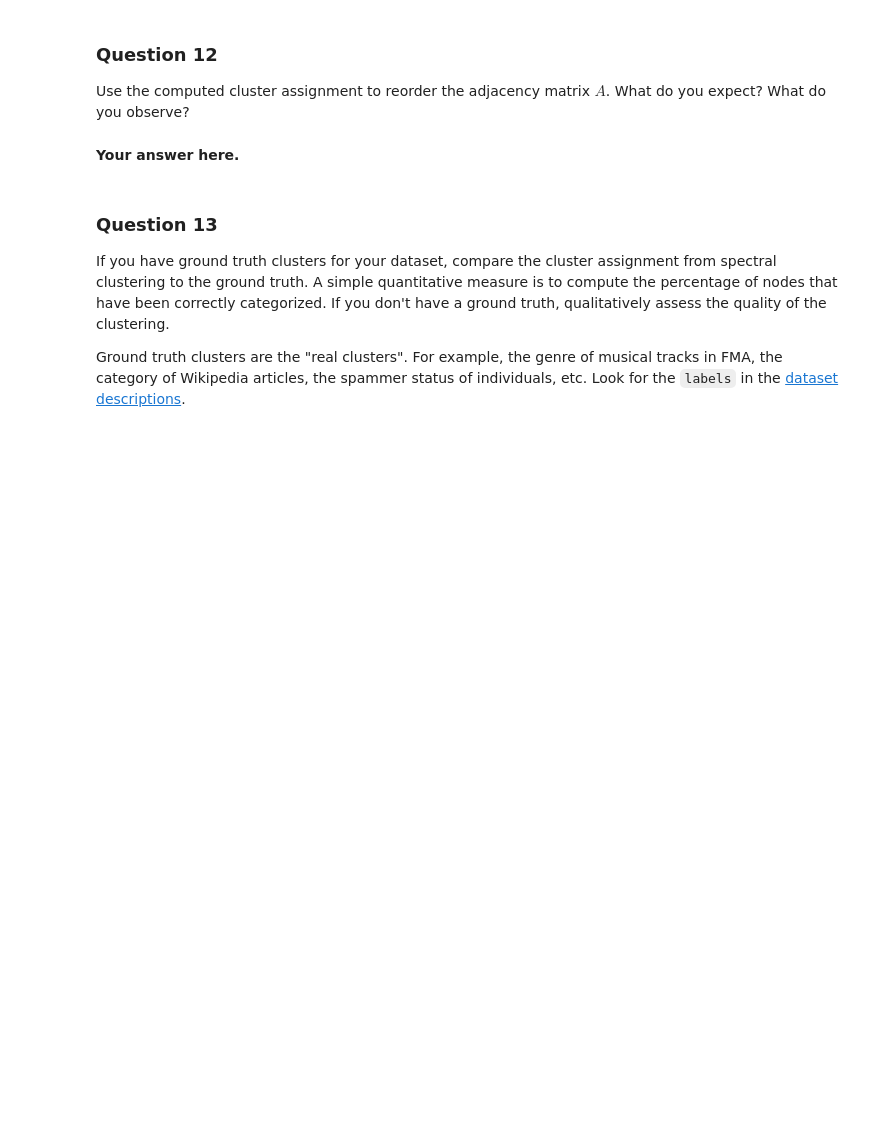
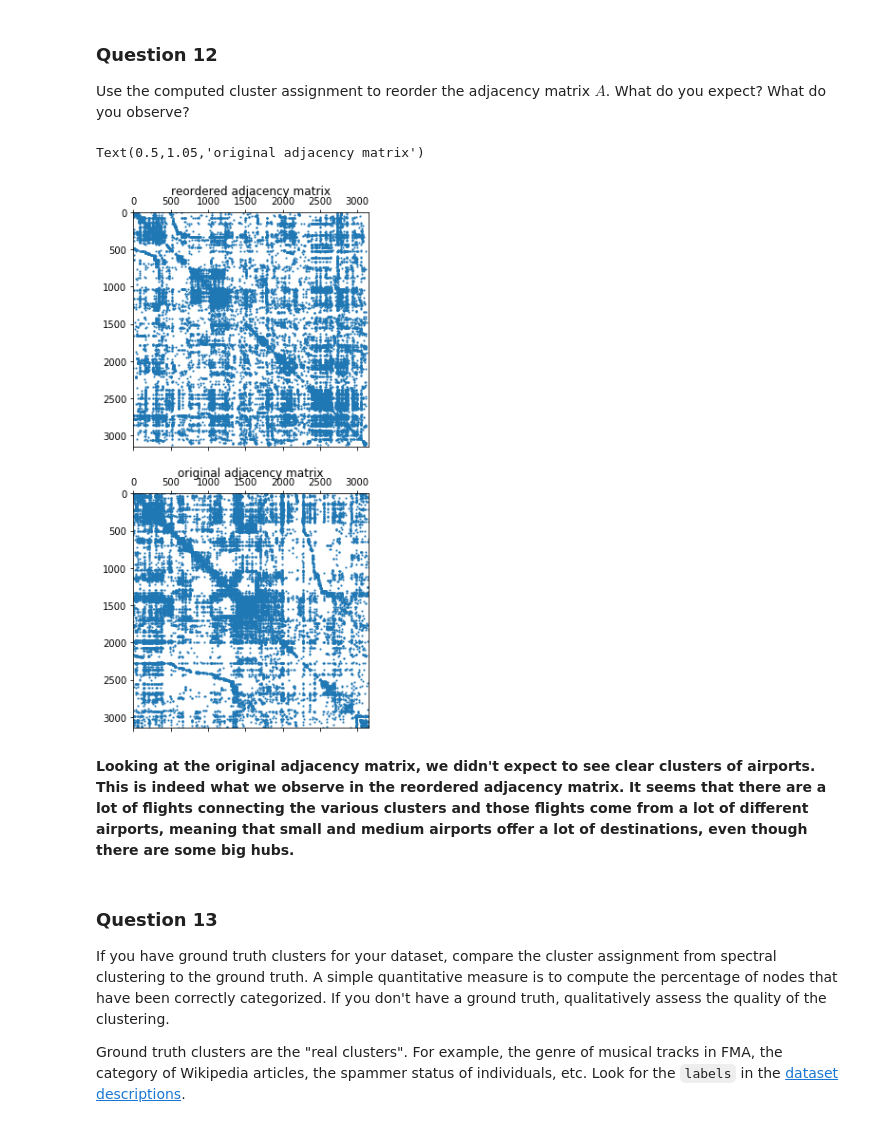
Before and after one commit to weberjoe/NTDS-MS-1-Route2-911, a Jupyter notebook: MS_3/3_spectral_graph_theory.ipynb, the cells around one changed output. Cells and saved outputs as stored; diff of their text form; code cells hidden in the pictures; blank space fills up the shorter version.

```diff
--- a/MS_3/3_spectral_graph_theory.ipynb
+++ b/MS_3/3_spectral_graph_theory.ipynb
@@ -322,8 +322,19 @@ new_order = [(prev_idx, new_idx) for (prev_idx, new_idx) in zip(np.array(range(0
 for (prev_row, new_row) in new_order:
     for (prev_col, new_col) in new_order:
         reordered[prev_row, prev_col] = adjacency[new_row, new_col]
-# %% [markdown]
-**Your answer here.**
+# %%
+plt.figure(figsize=(20,10))
+plt.subplot(211)
+plt.spy(reordered, markersize=1)
+plt.title('reordered adjacency matrix')
+plt.subplot(212)
+plt.spy(adjacency, markersize=1)
+plt.title('original adjacency matrix')
+# %% [output]
+Text(0.5,1.05,'original adjacency matrix')
+[figure, added]
+# %% [markdown]
+**Looking at the original adjacency matrix, we didn't expect to see clear clusters of airports. This is indeed what we observe in the reordered adjacency matrix. It seems that there are a lot of flights connecting the various clusters and those flights come from a lot of different airports, meaning that small and medium airports offer a lot of destinations, even though there are some big hubs.**
 # %% [markdown]
 ### Question 13
 
```
Also changed, not shown: parts of 7 cells of this notebook.
